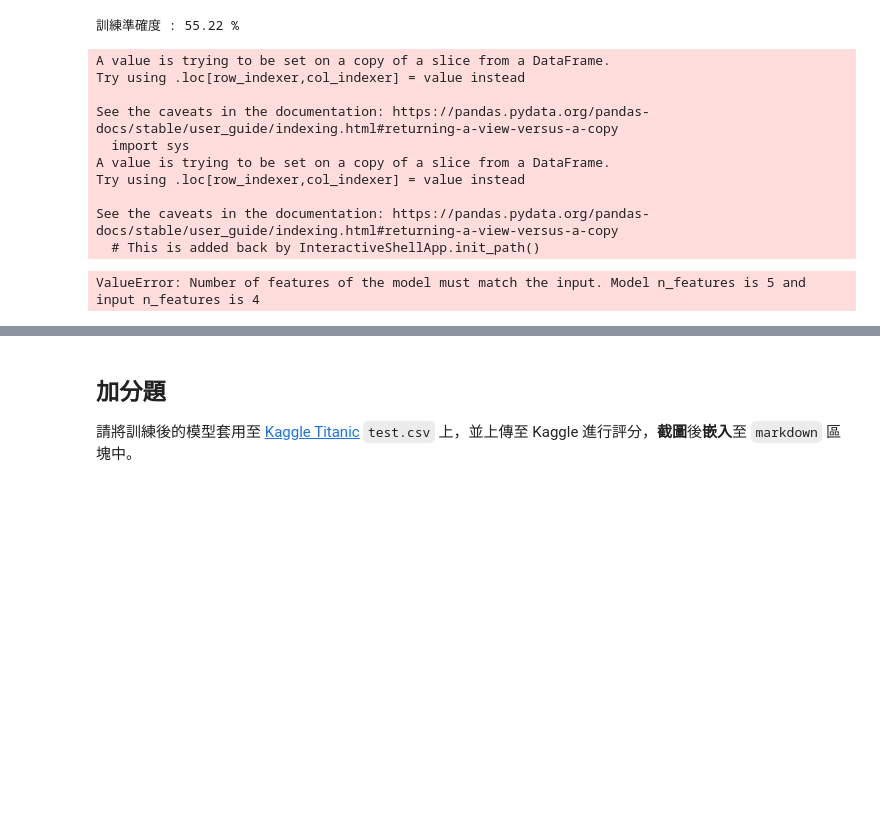
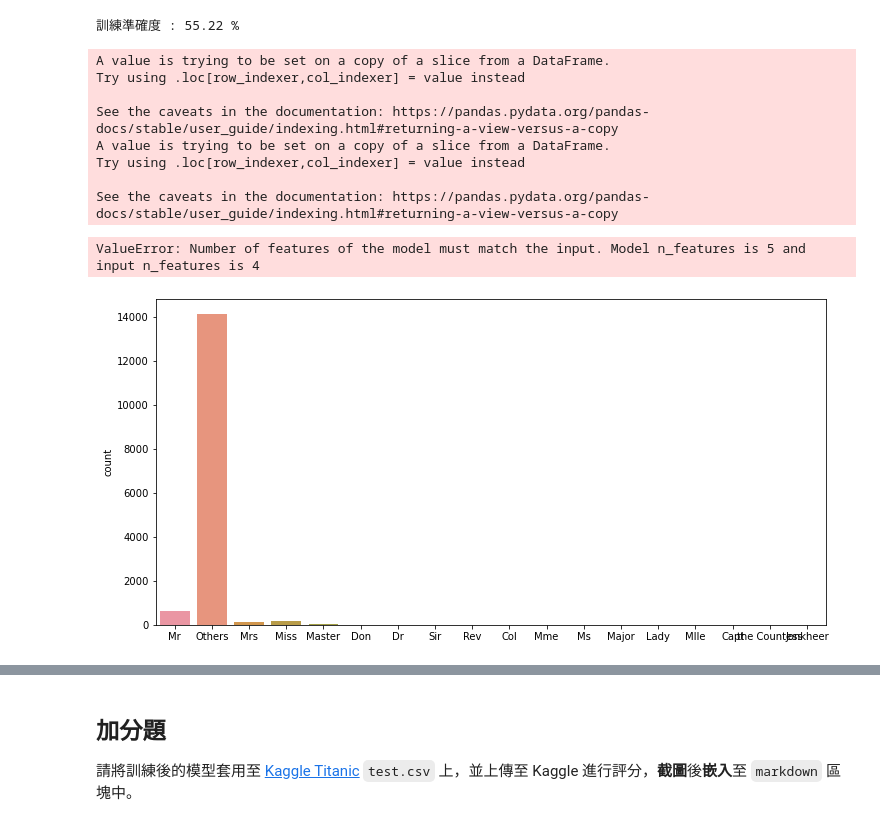
Before and after one commit to a43414786/FDA, a Jupyter notebook: FDA_HW2_F84086171/main.ipynb, the cells around one changed output, grey strips where cells are left out. Cells and saved outputs as stored; diff of their text form; code cells hidden in the pictures; blank space fills up the shorter version.

```diff
--- a/FDA_HW2_F84086171/main.ipynb
+++ b/FDA_HW2_F84086171/main.ipynb
@@ -567,35 +599,48 @@ print((
 訓練準確度 : 55.22 %
 # %%
 df_test = pd.read_csv('test.csv')
+
+test_name = df.Name
+test_name_prefix = []
+
+for i in range(len(test_name)):
+    for prefix in name_prefix_catagory:
+        if prefix in test_name[i]:
+            test_name_prefix.append(prefix)
+            continue
+        test_name_prefix.append('Others')
+
+fig = plt.figure(figsize=(20,6))
+sns.countplot(test_name_prefix)
+
 test_x = df_test[['Sex', 'Age','Pclass','SibSp']]                   # 取出訓練資料需要分析的資料欄位
 
 imputer = SimpleImputer(strategy='median')     # 創造 imputer 並設定填補策略
 age = test_x['Age'].to_numpy().reshape(-1, 1)
 imputer.fit(age)                               # 根據資料學習需要填補的值
 test_x['Age'] = imputer.transform(age)        # 填補缺失值
 
 le = LabelEncoder()                            # 創造 Label Encoder
 le.fit(test_x['Sex'])                         # 給予每個類別一個數值
 test_x['Sex'] = le.transform(test_x['Sex'])  # 轉換所有類別成為數值
 
 rst = gbc.predict(test_x)
 
 with open("submission.csv","w") as f:
     f.write(f'PassengerId,Survived\n')
     for idx,i in enumerate(rst,0):
         f.write(f'{df_test.PassengerId[idx]},{i}\n')
 # %% [output]
 A value is trying to be set on a copy of a slice from a DataFrame.
 Try using .loc[row_indexer,col_indexer] = value instead
 
 See the caveats in the documentation: https://pandas.pydata.org/pandas-docs/stable/user_guide/indexing.html#returning-a-view-versus-a-copy
-  import sys
 A value is trying to be set on a copy of a slice from a DataFrame.
 Try using .loc[row_indexer,col_indexer] = value instead
 
 See the caveats in the documentation: https://pandas.pydata.org/pandas-docs/stable/user_guide/indexing.html#returning-a-view-versus-a-copy
-  # This is added back by InteractiveShellApp.init_path()
 ValueError: Number of features of the model must match the input. Model n_features is 5 and input n_features is 4
+[figure, added]
 # %% [markdown]
 ![Kaggle Score](https://imgur.com/a/6oJbxiu)
 # %% [markdown]
```
Also changed, not shown: parts of 5 cells of this notebook.
